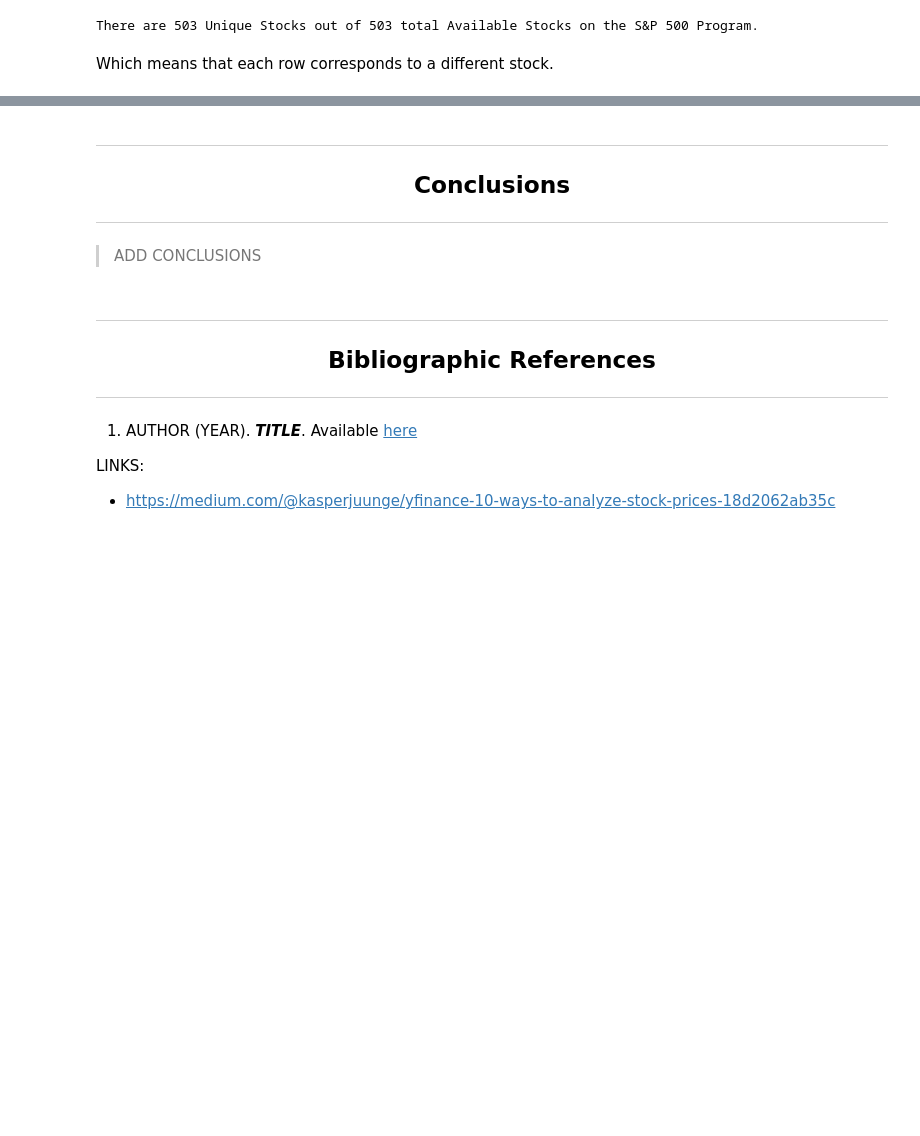
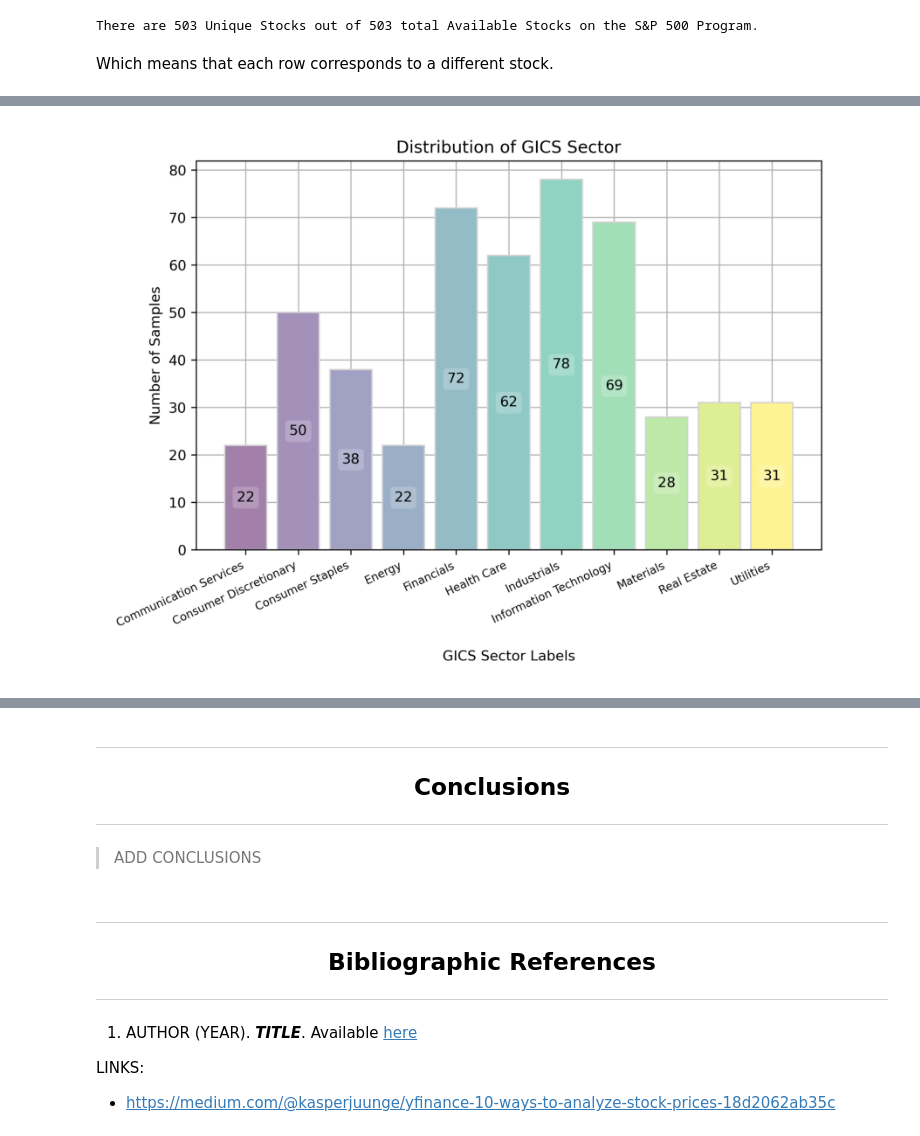
Before and after one commit to EstevesX10/SP500-Stock-Forecasting-and-Optimization, a Jupyter notebook: SP500 Stock Forecasting and Optimization/SP500 Stock Price Forecasting and Optimization.ipynb, the cells around one changed output, grey strips where cells are left out. Drawn from its saved outputs; the diff is of its cells as text; code cells hidden in the pictures; blank space fills up the shorter version.

```diff
--- a/SP500 Stock Forecasting and Optimization/SP500 Stock Price Forecasting and Optimization.ipynb
+++ b/SP500 Stock Forecasting and Optimization/SP500 Stock Price Forecasting and Optimization.ipynb
@@ -117,6 +123,11 @@ sp500Stocks.head()
 | 2 | ABBV | AbbVie | Health Care | Biotechnology | North Chicago, Illinois | 2012-12-31 | 1551152 | 2013 (1888) |
 | 3 | ABNB | Airbnb | Consumer Discretionary | Hotels, Resorts & Cruise Lines | San Francisco, California | 2023-09-18 | 1559720 | 2008 |
 | 4 | ABT | Abbott Laboratories | Health Care | Health Care Equipment | North Chicago, Illinois | 1957-03-04 | 1800 | 1888 |
+# %%
+# Plot the Distribution for the GICS Sectors of all the Companies
+plotFeatureDistribution(df=sp500Stocks, classFeature='GICS Sector', forceCategorical=False, pathsConfig=pathsConfig, featureDecoder=None)
+# %% [output]
+[figure, added]
 # %%
 # Extract a S&P-500 Stock Market Information
 sp500MarketHistory = getSP500StockMarketInformation(config=config, pathsConfig=pathsConfig)
```
Also changed, not shown: parts of 8 cells of this notebook.
